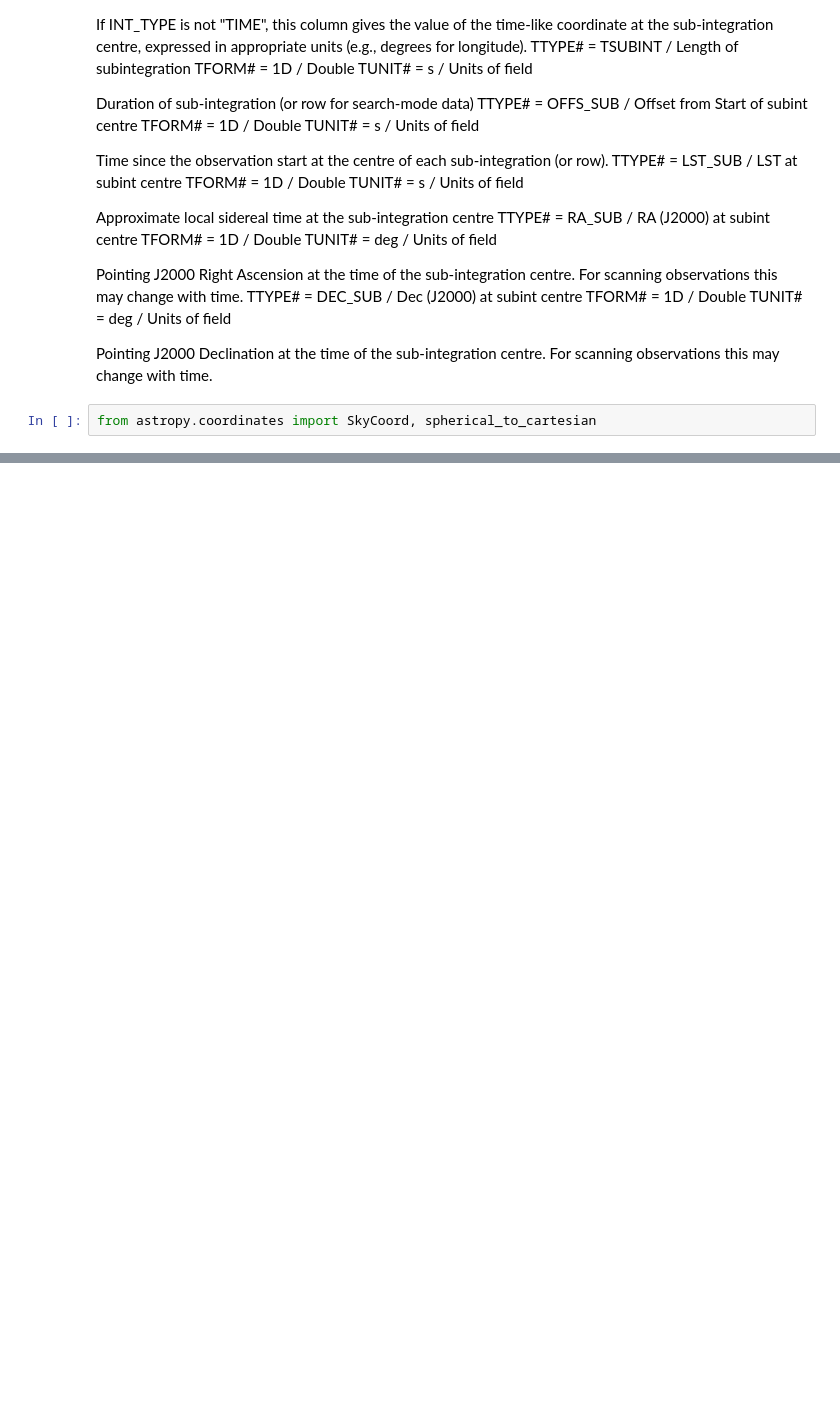
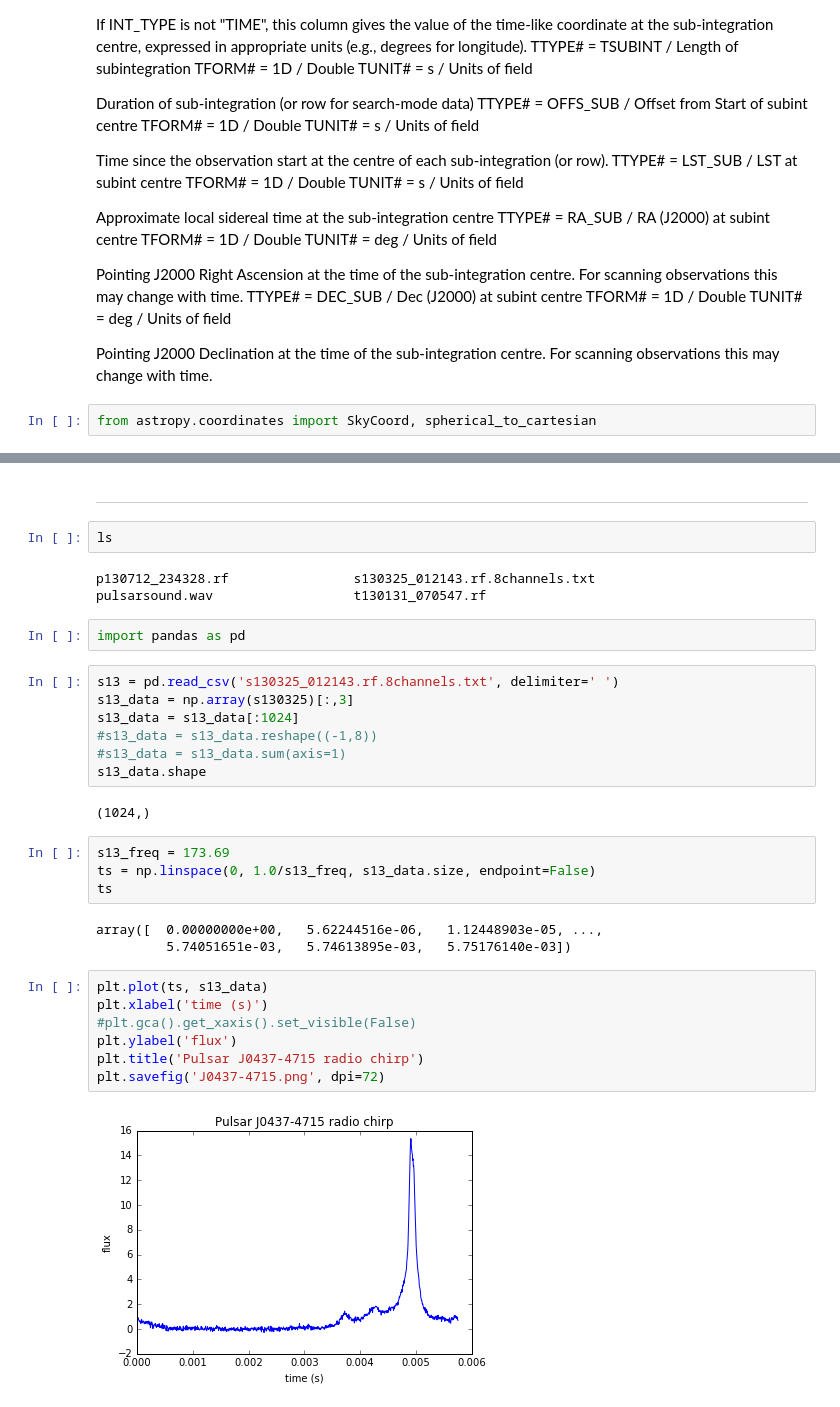
Before and after one commit to gazzar/pulsarvoices, a Jupyter notebook: ipynb/hackfest1.ipynb, the cells around one changed output, grey strips where cells are left out. Cells and saved outputs as stored; diff of their text form; blank space fills up the shorter version.

```diff
--- a/ipynb/hackfest1.ipynb
+++ b/ipynb/hackfest1.ipynb
@@ -247,0 +332,34 @@ spherical_to_cartesian(1, c.ra.radian, c.dec.radian)
+# %% [markdown]
+---
+# %%
+ls
+# %% [output]
+p130712_234328.rf                s130325_012143.rf.8channels.txt
+pulsarsound.wav                  t130131_070547.rf
+# %%
+import pandas as pd
+# %%
+s13 = pd.read_csv('s130325_012143.rf.8channels.txt', delimiter=' ')
+s13_data = np.array(s130325)[:,3]
+s13_data = s13_data[:1024]
+#s13_data = s13_data.reshape((-1,8))
+#s13_data = s13_data.sum(axis=1)
+s13_data.shape
+# %% [output]
+(1024,)
+# %%
+s13_freq = 173.69
+ts = np.linspace(0, 1.0/s13_freq, s13_data.size, endpoint=False)
+ts
+# %% [output]
+array([  0.00000000e+00,   5.62244516e-06,   1.12448903e-05, ...,
+         5.74051651e-03,   5.74613895e-03,   5.75176140e-03])
+# %%
+plt.plot(ts, s13_data)
+plt.xlabel('time (s)')
+#plt.gca().get_xaxis().set_visible(False)
+plt.ylabel('flux')
+plt.title('Pulsar J0437-4715 radio chirp')
+plt.savefig('J0437-4715.png', dpi=72)
+# %% [output]
+[figure, added]
```
Also changed, not shown: parts of 21 cells of this notebook, 2 other files.
